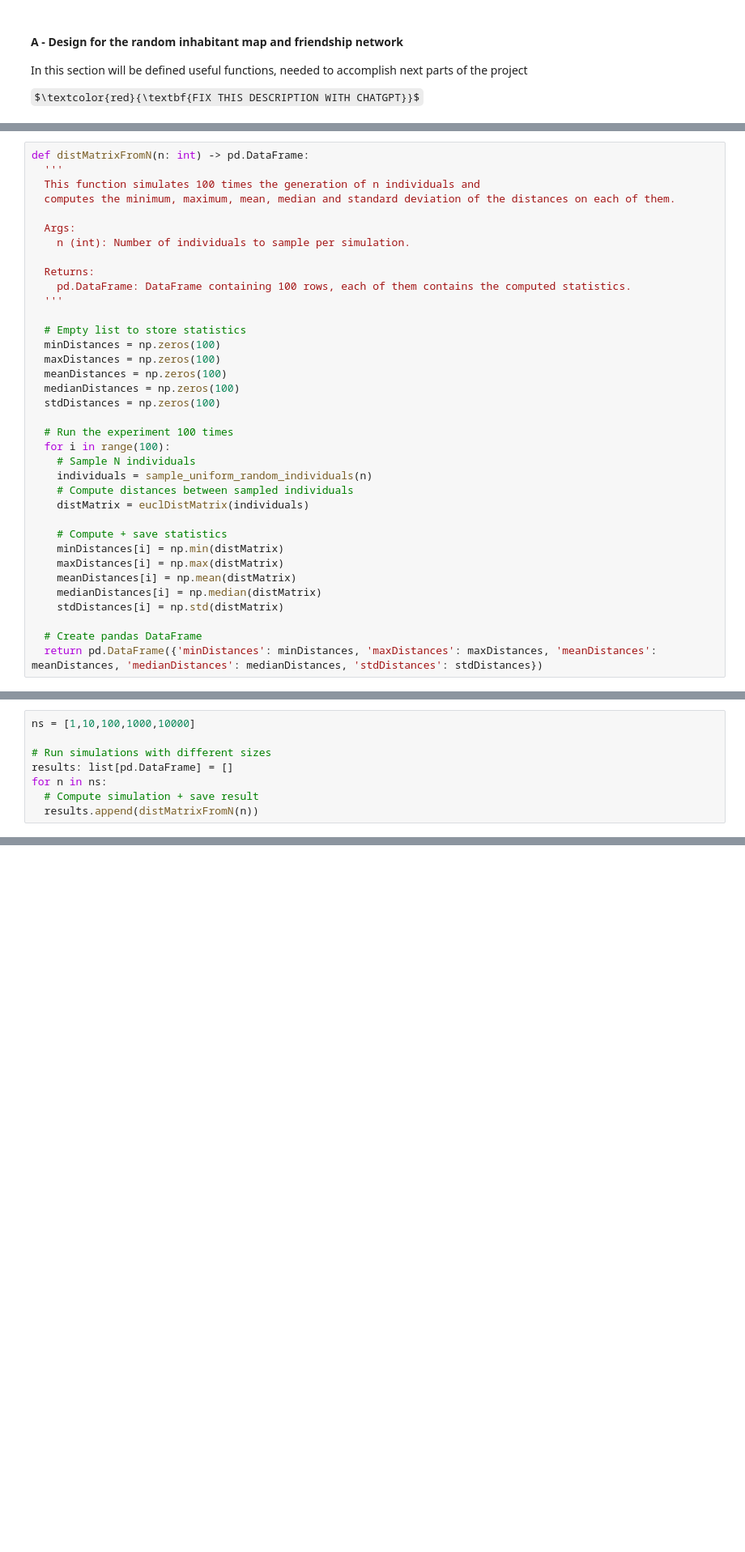
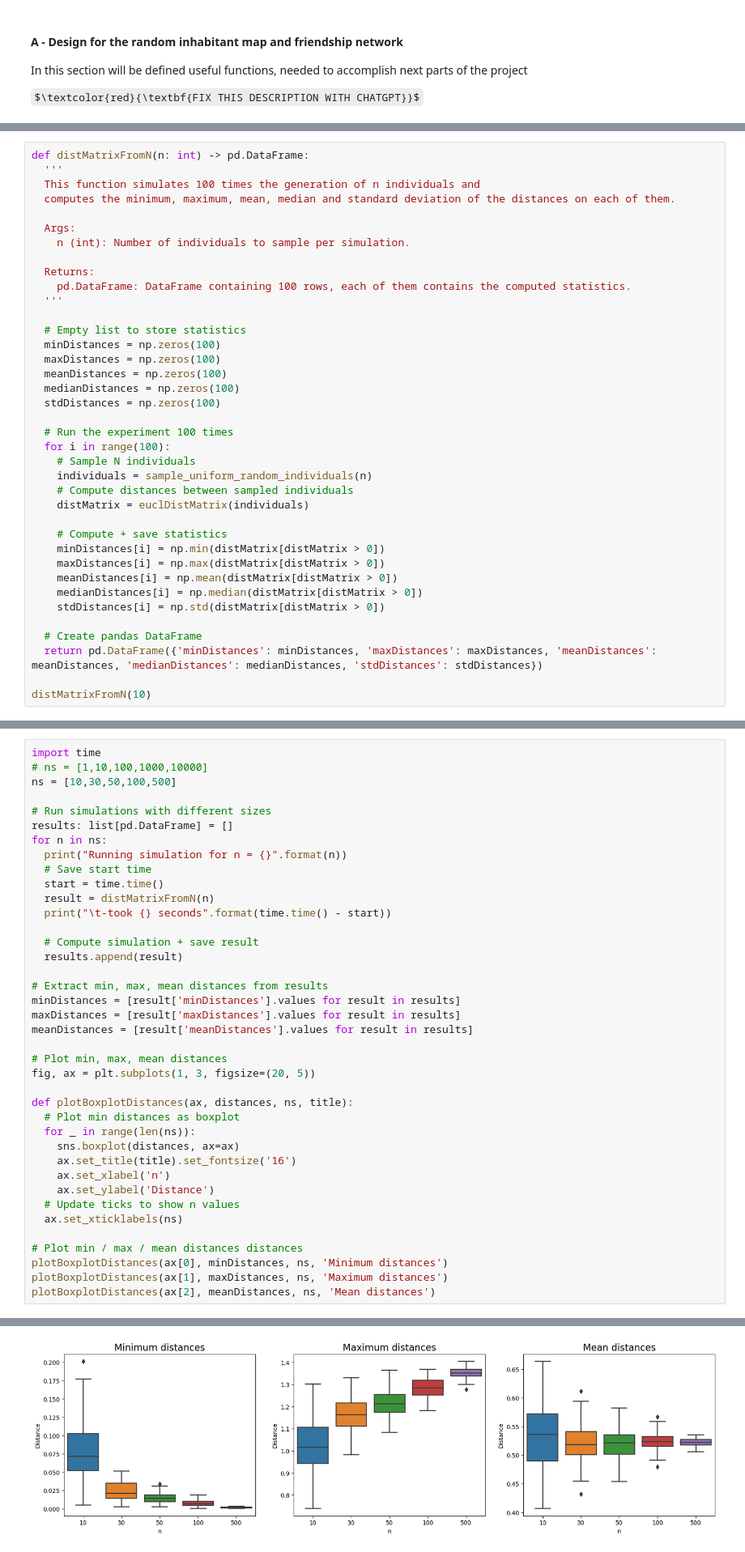
Before and after one commit to lucadibello/geographical-friendship-network, a Jupyter notebook: geographical-friendship-network.ipynb, the cells around one changed output, grey strips where cells are left out. Shown: that part at 81% size. Drawn from its saved outputs; the diff is of its cells as text; some formulas as TeX source; blank space fills up the shorter version.

```diff
--- a/geographical-friendship-network.ipynb
+++ b/geographical-friendship-network.ipynb
@@ -236,11 +231,13 @@ def distMatrixFromN(n: int) -> pd.DataFrame:
     distMatrix = euclDistMatrix(individuals)
 
     # Compute + save statistics
-    minDistances[i] = np.min(distMatrix)
-    maxDistances[i] = np.max(distMatrix)
-    meanDistances[i] = np.mean(distMatrix)
-    medianDistances[i] = np.median(distMatrix)
-    stdDistances[i] = np.std(distMatrix)
+    minDistances[i] = np.min(distMatrix[distMatrix > 0])
+    maxDistances[i] = np.max(distMatrix[distMatrix > 0])
+    meanDistances[i] = np.mean(distMatrix[distMatrix > 0])
+    medianDistances[i] = np.median(distMatrix[distMatrix > 0])
+    stdDistances[i] = np.std(distMatrix[distMatrix > 0])
 
   # Create pandas DataFrame
   return pd.DataFrame({'minDistances': minDistances, 'maxDistances': maxDistances, 'meanDistances': meanDistances, 'medianDistances': medianDistances, 'stdDistances': stdDistances})
+
+distMatrixFromN(10)
@@ -308,8 +293,0 @@ end function
-# %%
-ns = [1,10,100,1000,10000]
-
-# Run simulations with different sizes
-results: list[pd.DataFrame] = []
-for n in ns:
-  # Compute simulation + save result
-  results.append(distMatrixFromN(n))
@@ -319,0 +294,40 @@ NameError: name 'distMatrixFromN' is not defined
+# %%
+import time
+# ns = [1,10,100,1000,10000]
+ns = [10,30,50,100,500]
+
+# Run simulations with different sizes
+results: list[pd.DataFrame] = []
+for n in ns:
+  print("Running simulation for n = {}".format(n))
+  # Save start time
+  start = time.time()
+  result = distMatrixFromN(n)
+  print("\t-took {} seconds".format(time.time() - start))
+
+  # Compute simulation + save result
+  results.append(result)
+
+# Extract min, max, mean distances from results
+minDistances = [result['minDistances'].values for result in results]
+maxDistances = [result['maxDistances'].values for result in results]
+meanDistances = [result['meanDistances'].values for result in results]
+
+# Plot min, max, mean distances
+fig, ax = plt.subplots(1, 3, figsize=(20, 5))
+
+def plotBoxplotDistances(ax, distances, ns, title):
+  # Plot min distances as boxplot
+  for _ in range(len(ns)):
+    sns.boxplot(distances, ax=ax)
+    ax.set_title(title).set_fontsize('16')
+    ax.set_xlabel('n')
+    ax.set_ylabel('Distance')
+  # Update ticks to show n values
+  ax.set_xticklabels(ns)
+
+# Plot min / max / mean distances distances
+plotBoxplotDistances(ax[0], minDistances, ns, 'Minimum distances')
+plotBoxplotDistances(ax[1], maxDistances, ns, 'Maximum distances')
+plotBoxplotDistances(ax[2], meanDistances, ns, 'Mean distances')
+# %% [output]
@@ -319,0 +344 @@ NameError: name 'distMatrixFromN' is not defined
+[figure, added]
```
Also changed, not shown: parts of 24 cells of this notebook.
